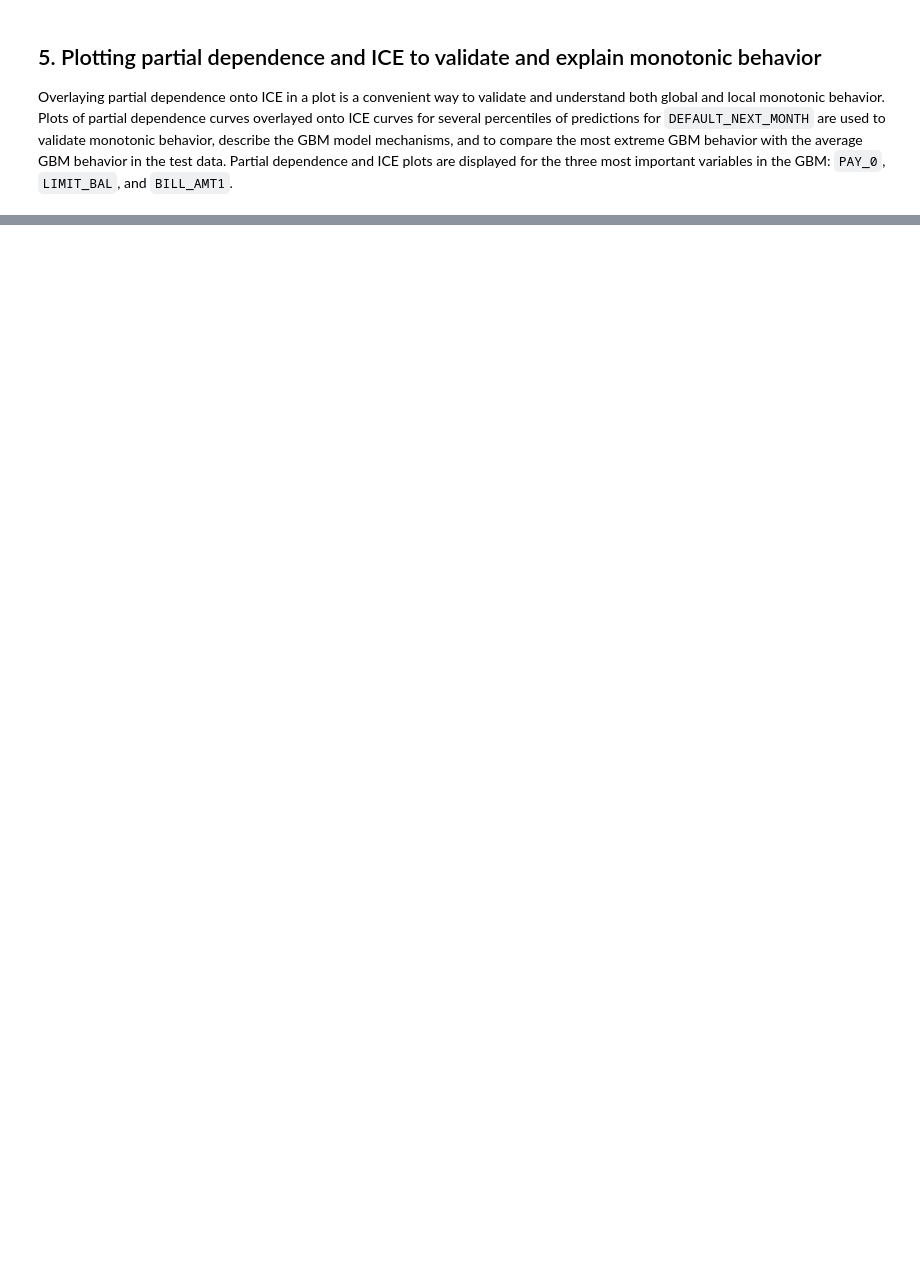
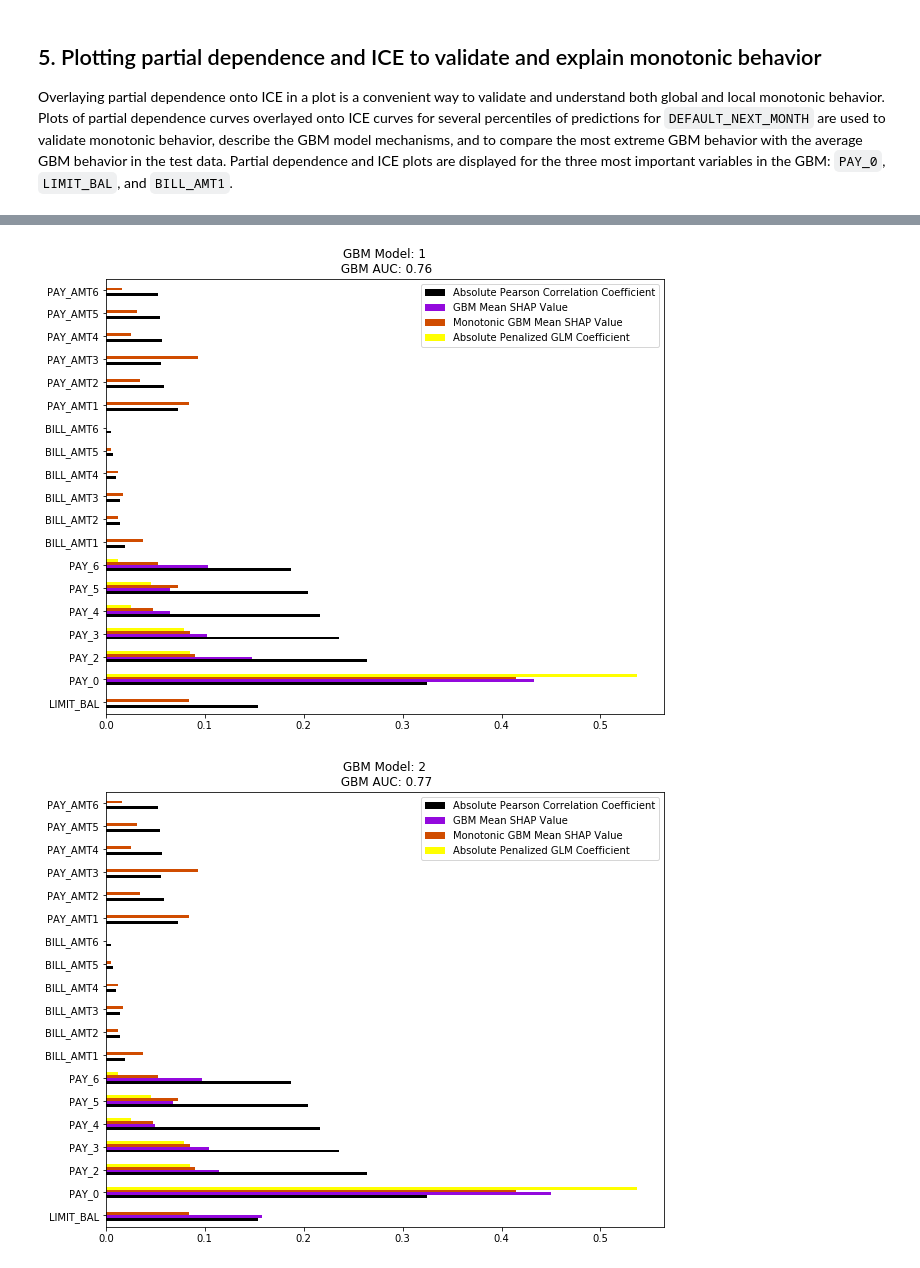
Before and after one commit to jphall663/interpretable_machine_learning_with_python, a Jupyter notebook: glm_mgbm_gbm.ipynb, the cells around one changed output, grey strips where cells are left out. Saved outputs shown, nothing was run; the diff lists cells and outputs as text; code cells hidden in the pictures; blank space fills up the shorter version.

Commit message:
gbm training

```diff
--- a/glm_mgbm_gbm.ipynb
+++ b/glm_mgbm_gbm.ipynb
@@ -988,0 +915,10 @@ print(eval_frame['best_mgbm Rank'].mean()) # 1
+# %%
+abs_corr_glm_mgbm_gbm_shap = abs_corr_glm_mgbm_shap.copy(deep=True)
+abs_corr_glm_mgbm_gbm_shap['GBM Mean SHAP Value'] = 0
+glm_selected = ['PAY_0', 'PAY_2', 'PAY_3', 'PAY_4', 'PAY_5', 'PAY_6']
+
+gbm_models, corr_glm_mgbm_gbm_shap_coefs = gbm_forward_select_train(abs_corr_glm_mgbm_gbm_shap,
+                                                                    glm_selected,
+                                                                    next_list,
+                                                                    False,
+                                                                    'GBM Mean SHAP Value')
@@ -988,0 +943,11 @@ print(eval_frame['best_mgbm Rank'].mean()) # 1
+# %%
+plot_coefs(corr_glm_mgbm_gbm_shap_coefs,
+           gbm_models,
+           'GBM',
+           ['Absolute Pearson Correlation Coefficient',
+            'GBM Mean SHAP Value',
+            'Monotonic GBM Mean SHAP Value',
+            'Absolute Penalized GLM Coefficient'])
+# %% [output]
+[figure, added]
+[figure, added]
```
Also changed, not shown: parts of 31 cells of this notebook.
